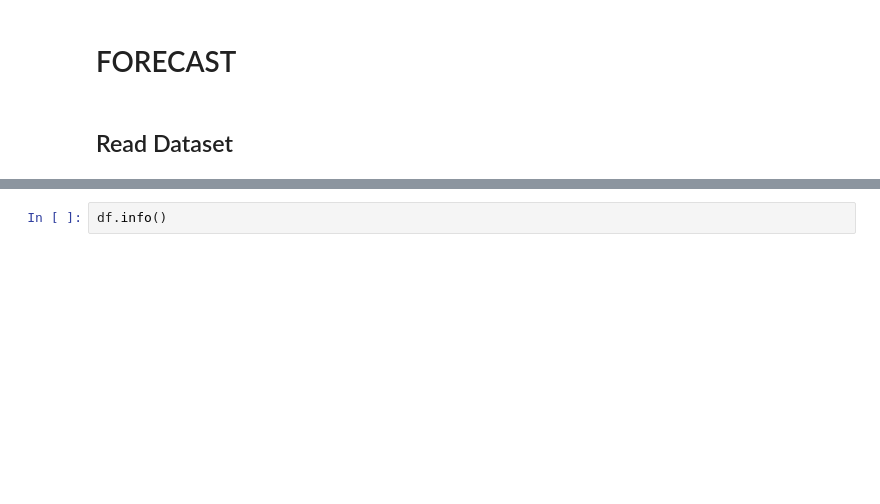
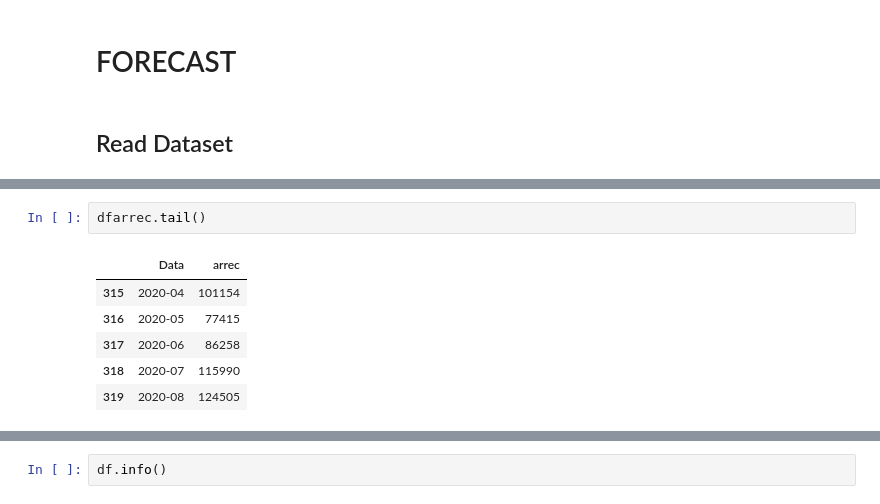
Before and after one commit to mmbs1989/DSWP-Aluno, a Jupyter notebook: Notebook TCC.ipynb, the cells around one changed output, grey strips where cells are left out. Cells and saved outputs as stored; diff of their text form; blank space fills up the shorter version.

```diff
--- a/Notebook TCC.ipynb
+++ b/Notebook TCC.ipynb
@@ -97,0 +104,9 @@ df.set_index('ds', inplace=True)
+# %%
+dfarrec.tail()
+# %% [output]
+|  | Data | arrec |
+| 315 | 2020-04 | 101154 |
+| 316 | 2020-05 | 77415 |
+| 317 | 2020-06 | 86258 |
+| 318 | 2020-07 | 115990 |
+| 319 | 2020-08 | 124505 |
```
Also changed, not shown: parts of 7 cells of this notebook.
